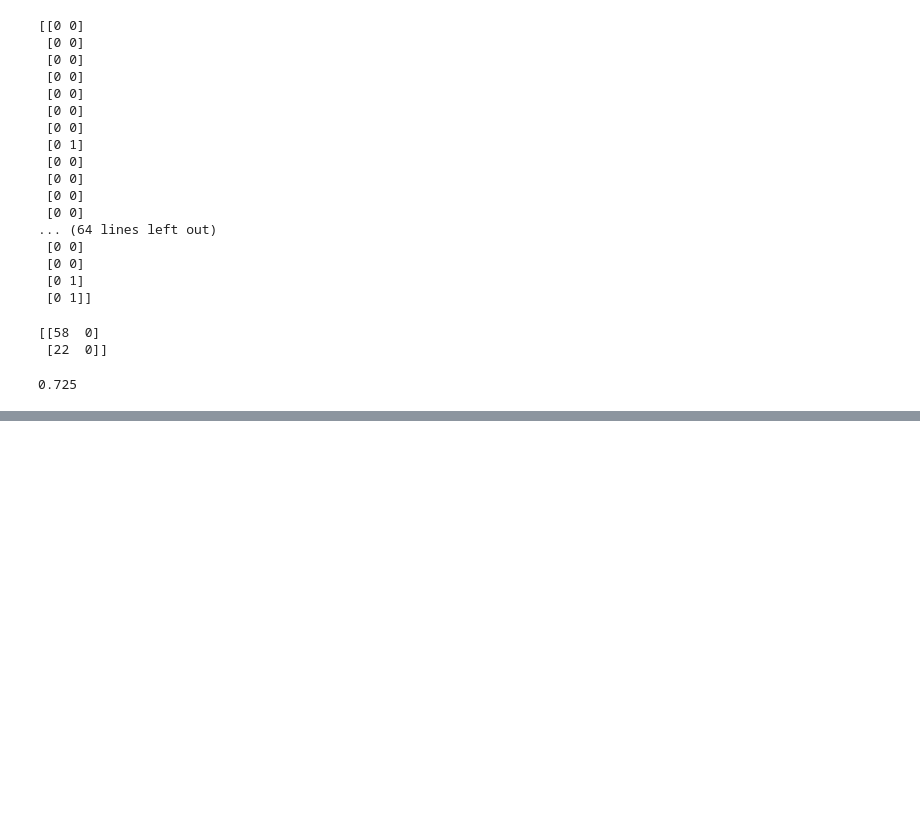
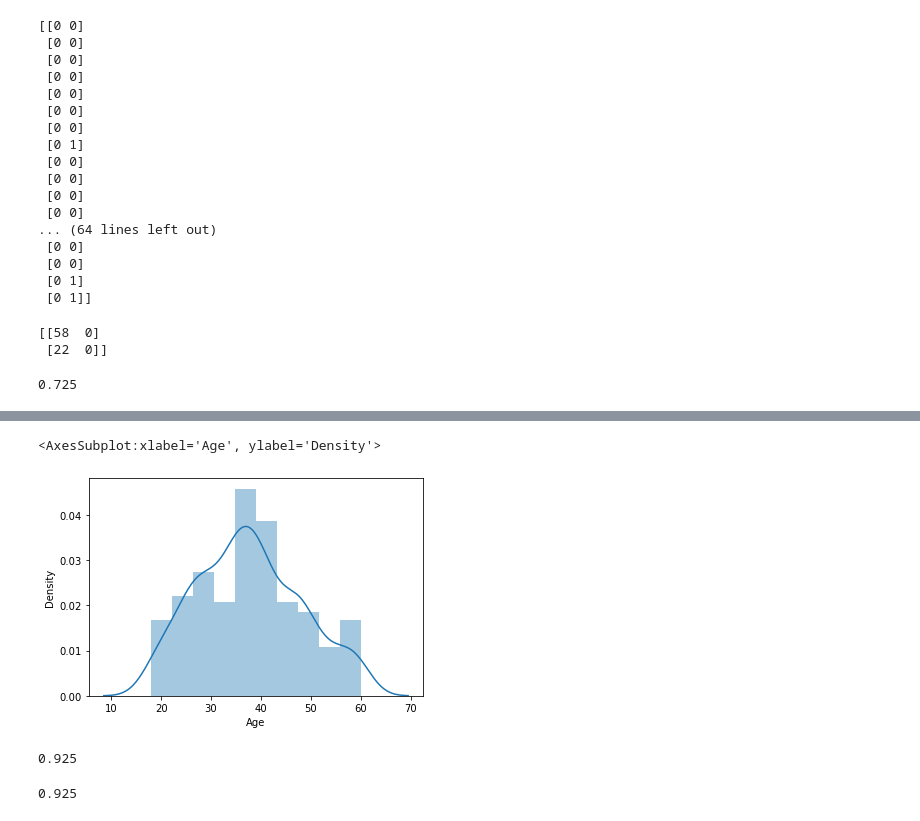
Before and after one commit to SouraVMacwaN/Machine-LEARN-EASY-, a Jupyter notebook: Logistic Regression/logistic_Reg.ipynb, the cells around one changed output, grey strips where cells are left out. Saved outputs shown, nothing was run; the diff lists cells and outputs as text; code cells hidden in the pictures; blank space fills up the shorter version.

```diff
--- a/Logistic Regression/logistic_Reg.ipynb
+++ b/Logistic Regression/logistic_Reg.ipynb
@@ -85,0 +93,5 @@ accuracy_score(y_test, y_pred)
+# %%
+sns.distplot(df['Age'])
+# %% [output]
+<AxesSubplot:xlabel='Age', ylabel='Density'>
+[figure, added]
@@ -85,0 +107,11 @@ accuracy_score(y_test, y_pred)
+# %%
+from sklearn.metrics import confusion_matrix,accuracy_score
+cm = confusion_matrix(y_test, y_pred)
+accuracy_score(y_test, y_pred)
+# %% [output]
+0.925
+# %%
+score = classi.score(X_test, y_test)
+print(score)
+# %% [output]
+0.925
```
Also changed, not shown: parts of 6 cells of this notebook.
